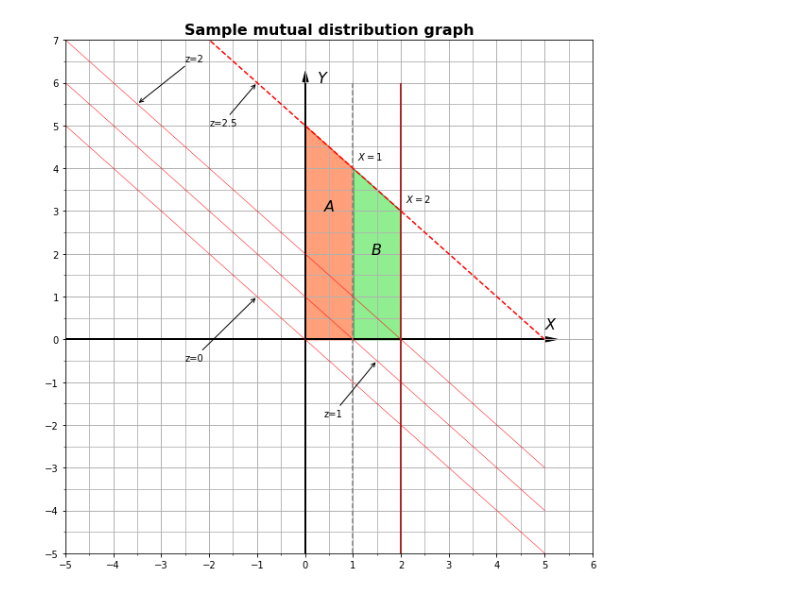
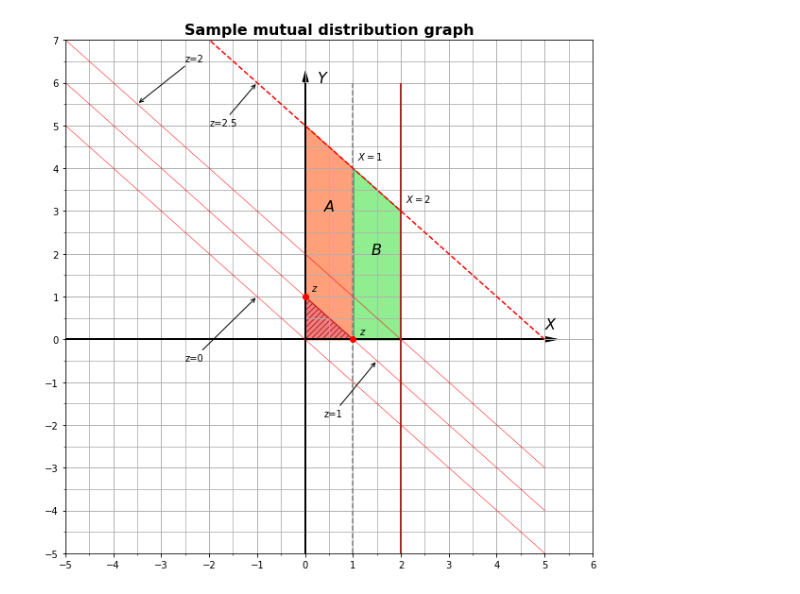
Before and after one commit to avikulin/PythonMath, a Jupyter notebook: Yandex ML Course #1/CourseProject/MatPlotLib_Graphing_snippet.ipynb, the cells around one changed output. Saved outputs shown, nothing was run; the diff lists cells and outputs as text; code cells hidden in the pictures.

Commit message:
Added sample  integration area plot

```diff
--- a/Yandex ML Course #1/CourseProject/MatPlotLib_Graphing_snippet.ipynb
+++ b/Yandex ML Course #1/CourseProject/MatPlotLib_Graphing_snippet.ipynb
@@ -13,7 +13,7 @@ z5_line = map (lambda x: z_func(5,x), x_space)
 # %%
 %matplotlib inline
 
-#preparing the canvas with title and coordinate system with limits(x=[-5,5]m y=[-5,7])
+# Preparing the canvas with title and coordinate system with limits(x=[-5,5]m y=[-5,7])
 fig = plt.figure(figsize=(10,10))
 ax = plt.subplot(1, 1, 1)
 plt.grid(which="both")
@@ -22,7 +22,7 @@ plt.xlim(left=-5, right=6)
 
 plt.title("Sample mutual distribution graph", fontdict= {"color":  "black","weight": "bold", "size": 16})
 
-#drawing X and Y axes with arrows
+# Drawing X and Y axes with arrows
 plt.hlines(y=0, xmin=-5, xmax=5, linewidth = 2, color="k")
 plt.text(x=5, y=0.25, s="$X$", fontdict= {"color":  "black","weight": "bold", "size": 16})
 
@@ -32,7 +32,7 @@ plt.text(x=0.25, y=6, s="$Y$", fontdict= {"color":  "black","weight": "bold", "s
 plt.arrow(x=4.92, y= 0, dx= 0.1, dy=0, width=0.002, color="k", clip_on=False, head_width=0.12, head_length=0.25)
 plt.arrow(x=0.01, y=5.92, dx=0, dy=0.1, width=0.002, color="k", clip_on=False, head_width=0.12, head_length=0.25)
 
-# setting major (width=1) and minor(width=0.5) ticks on both axes
+# Setting major (width=1) and minor(width=0.5) ticks on both axes
 major_ticks = plt_ticker.MultipleLocator(base=1.0)
 minor_ticks = plt_ticker.MultipleLocator(base=0.5)
 ax.xaxis.set_minor_locator(minor_ticks)
@@ -40,34 +40,43 @@ ax.xaxis.set_major_locator(major_ticks)
 ax.yaxis.set_minor_locator(minor_ticks)
 ax.yaxis.set_major_locator(major_ticks)
 
 # Fill the integration areas
 plt.fill_between(x=x_space[500:600], y1=z5_line[500:600],y2= np.zeros(100), facecolor="lightsalmon", edgecolor="orangered", linewidth=1)
 plt.text(x=0.375, y=3.0, s="$A$",fontdict= {"color":  "black","weight": "bold", "size": 16})
 
 plt.fill_between(x=x_space[600:700], y1=z5_line[600:700],y2= np.zeros(100), facecolor="lightgreen", edgecolor="forestgreen", linewidth=1)
 plt.text(x=1.375, y=2.0, s="$B$",fontdict= {"color":  "black","weight": "bold", "size": 16})
 
-# drawing the Z functions as integration limits
+# Drawing the Z functions as integration limits
 plt.plot(x_space, z0_line, "r-", linewidth=0.5)
 plt.annotate('z=0', xy=(-1, 1), xytext=(-2.5, -0.5), arrowprops=dict(facecolor="red", arrowstyle="->"), )
 
 plt.plot(x_space, z1_line, "r-", linewidth=0.5)
 plt.annotate('z=1', xy=(1.5, -0.5), xytext=(0.4, -1.8), arrowprops=dict(facecolor="red", arrowstyle="->"), )
 
 plt.plot(x_space, z2_line, "r-", linewidth=0.5)
 plt.annotate('z=2', xy=(-3.5, 5.5), xytext=(-2.5, 6.5), arrowprops=dict(facecolor="red", arrowstyle="->"), )
 
 plt.plot(x_space, z5_line, "r--", linewidth=1.5)
 plt.annotate('z=2.5', xy=(-1, 6), xytext=(-2, 5), arrowprops=dict(facecolor="red", arrowstyle="->"), )
 
-#drafing X integration limit
+# Drawing X integration limit
 plt.vlines(x=2, ymin=-5, ymax=6,  linewidth = 2, color="brown")
 plt.text(x=2.1, y=3.2, s="$X=2$")
 
 plt.vlines(x=1, ymin=-5, ymax=6,  linewidth = 1.5, color="gray", linestyles="dashed")
 plt.text(x=1.1, y=4.2, s="$X=1$")
 
-#finalizing the canvas to show
+# Drawing the integration area
+plt.fill_between(x=x_space[500:600], y1=z1_line[500:600],y2= np.zeros(100), facecolor="lightcoral", edgecolor="firebrick", linewidth=1, hatch="////")
+
+# Drowing the Z-plots for illustration the variable limits of integration
+z_plots = ([0, 1], [1, 0])
+plt.plot(z_plots[0], z_plots[1], "ro")
+plt.text(x=0.125, y=1.125, s="$z$")
+plt.text(x=1.125, y=0.125, s="$z$")
+
+# Finalizing the canvas to show
 plt.show()
 # %% [output]
-[figure, old version]
+[figure, new version]
```
Also changed, not shown: parts of 1 cell of this notebook.
